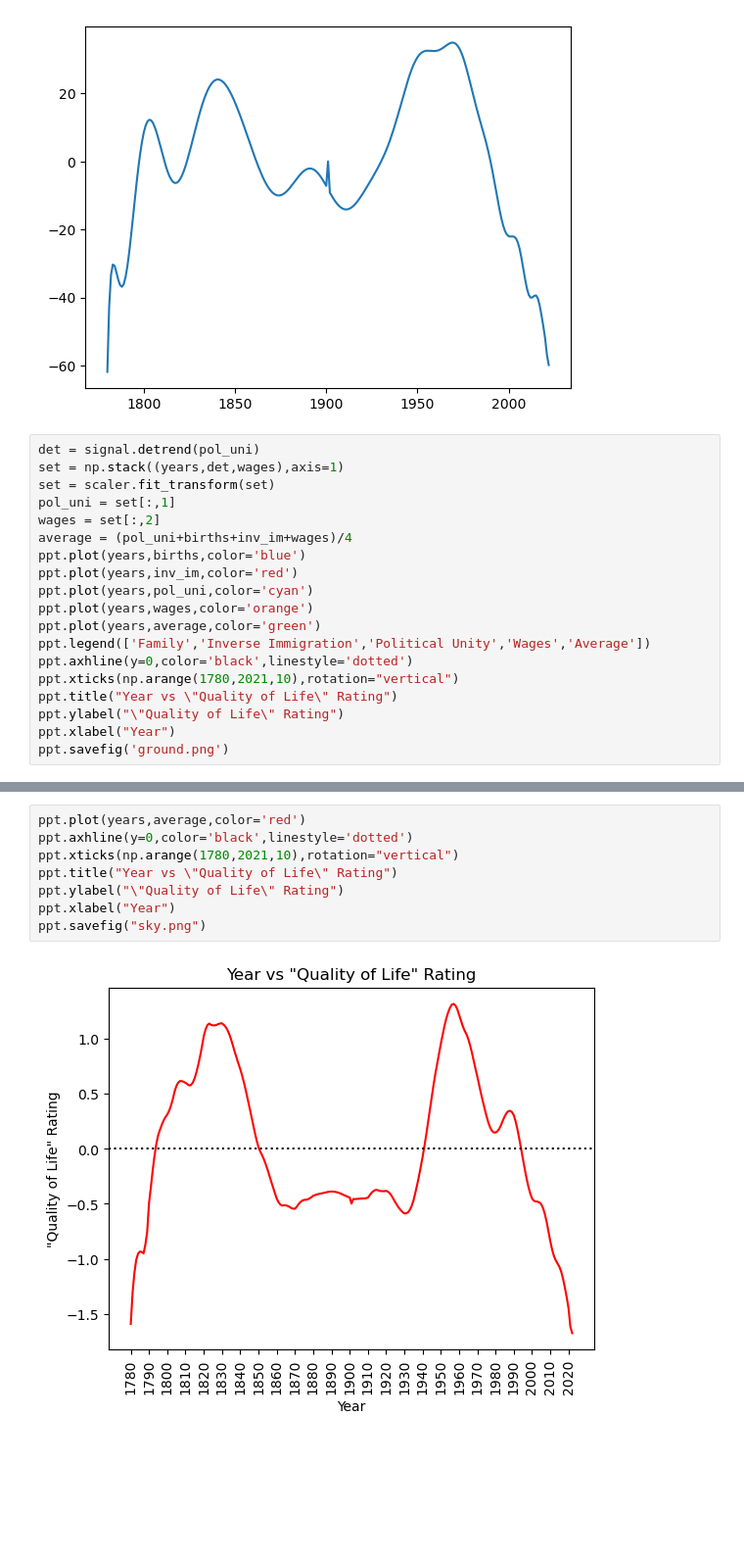
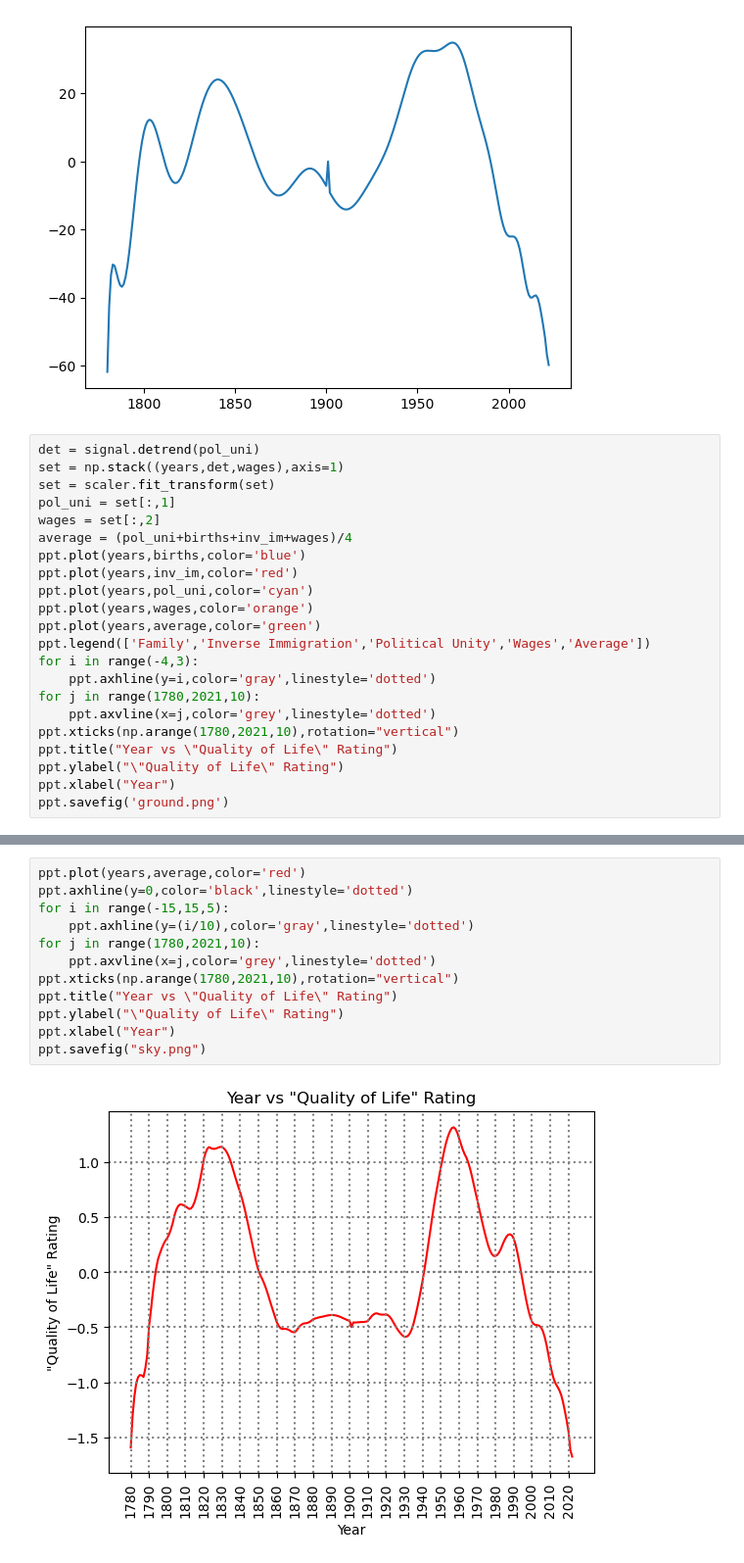
Before and after one commit to akhilmanhattan/cliodynamics, a Jupyter notebook: America/5/valley.ipynb, the cells around one changed output, grey strips where cells are left out. Shown at 98% size. Cells and saved outputs as stored; diff of their text form; blank space fills up the shorter version.

```diff
--- a/America/5/valley.ipynb
+++ b/America/5/valley.ipynb
@@ -75,7 +75,10 @@ ppt.plot(years,pol_uni,color='cyan')
 ppt.plot(years,wages,color='orange')
 ppt.plot(years,average,color='green')
 ppt.legend(['Family','Inverse Immigration','Political Unity','Wages','Average'])
-ppt.axhline(y=0,color='black',linestyle='dotted')
+for i in range(-4,3):
+    ppt.axhline(y=i,color='gray',linestyle='dotted')
+for j in range(1780,2021,10):
+    ppt.axvline(x=j,color='grey',linestyle='dotted')
 ppt.xticks(np.arange(1780,2021,10),rotation="vertical")
 ppt.title("Year vs \"Quality of Life\" Rating")
 ppt.ylabel("\"Quality of Life\" Rating")
@@ -86,10 +89,14 @@ ppt.savefig('ground.png')
 # %%
 ppt.plot(years,average,color='red')
 ppt.axhline(y=0,color='black',linestyle='dotted')
+for i in range(-15,15,5):
+    ppt.axhline(y=(i/10),color='gray',linestyle='dotted')
+for j in range(1780,2021,10):
+    ppt.axvline(x=j,color='grey',linestyle='dotted')
 ppt.xticks(np.arange(1780,2021,10),rotation="vertical")
 ppt.title("Year vs \"Quality of Life\" Rating")
 ppt.ylabel("\"Quality of Life\" Rating")
 ppt.xlabel("Year")
 ppt.savefig("sky.png")
 # %% [output]
-[figure, old version]
+[figure, new version]
```
Also changed, not shown: parts of 1 cell of this notebook, 2 other files.
